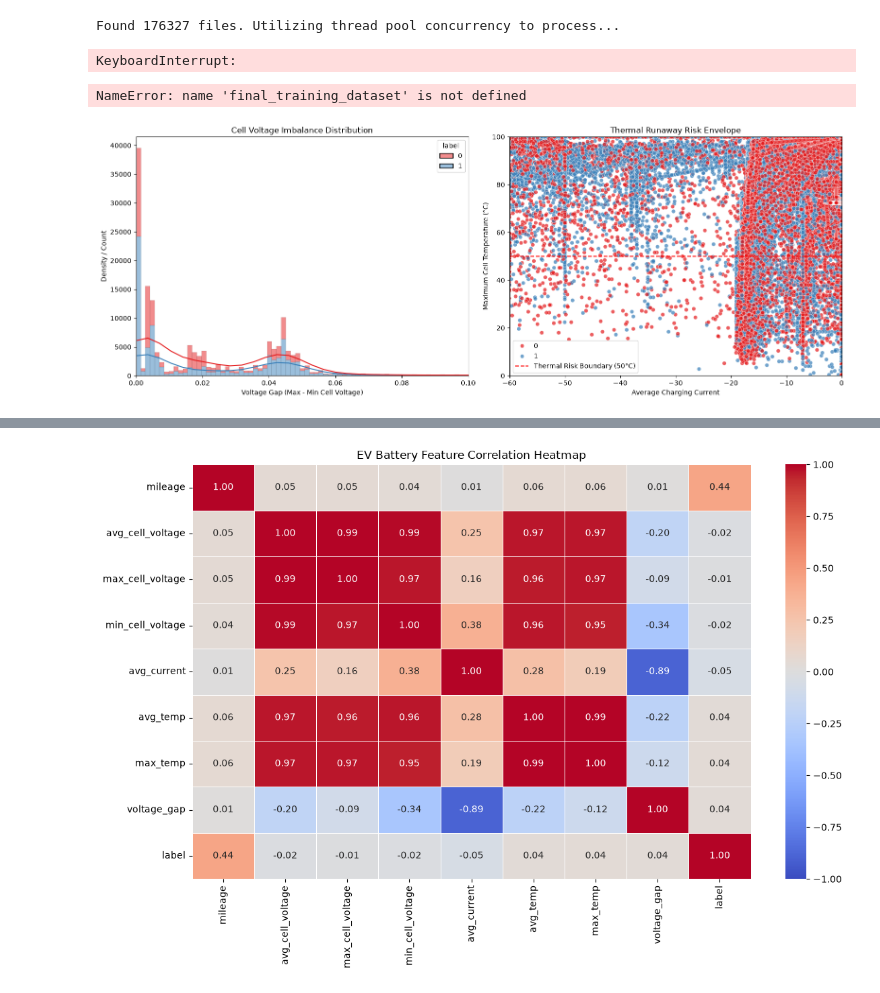
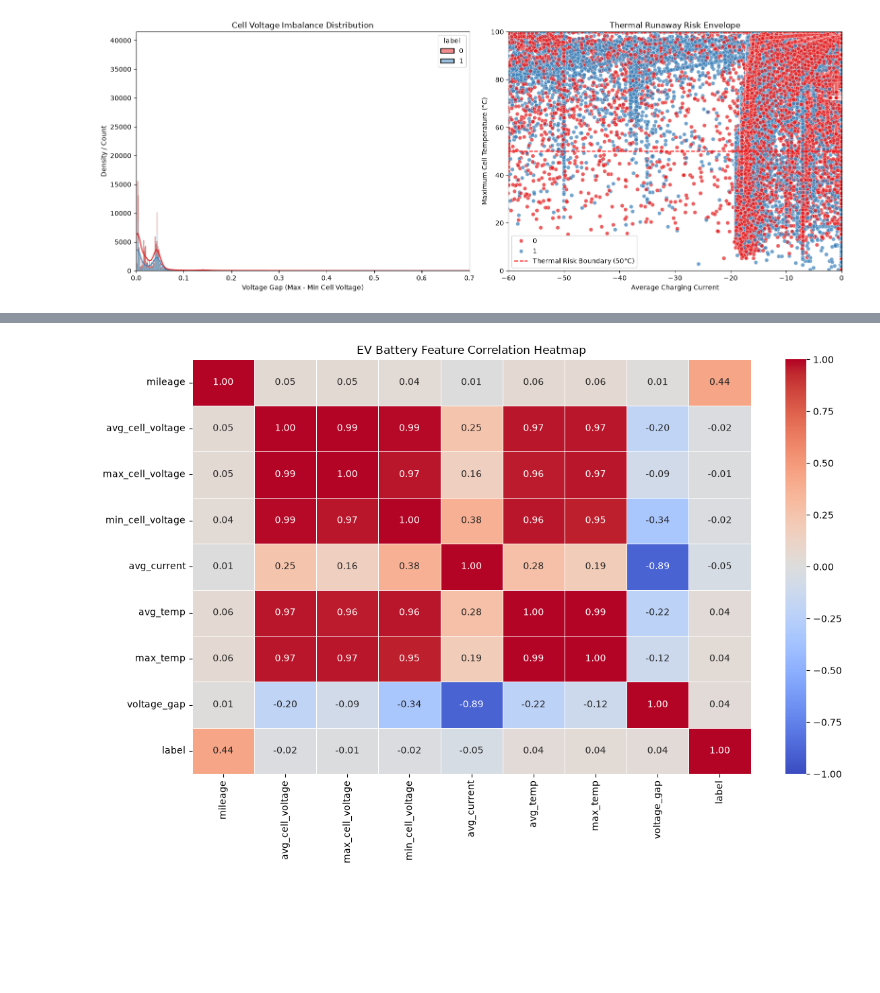
Before and after one commit to TO0823/ev-battery-safety-api, a Jupyter notebook: notebooks/work.ipynb, the cells around one changed output, grey strips where cells are left out. Saved outputs shown, nothing was run; the diff lists cells and outputs as text; code cells hidden in the pictures; blank space fills up the shorter version.

```diff
--- a/notebooks/work.ipynb
+++ b/notebooks/work.ipynb
@@ -163,50 +1,3 @@ print(extract_ev_features("../data/data/0.pkl"))
-# %%
-import os
-import pandas as pd
-from concurrent.futures import ThreadPoolExecutor
-
-data_folder = "../data/data"
-all_files = sorted([f for f in os.listdir(data_folder) if f.endswith(".pkl")])
-print(f"Found {len(all_files)} files. Utilizing thread pool concurrency to process...")
-
-def process_single_file(file_name):
-    file_path = os.path.join(data_folder, file_name)
-    try:
-        return extract_ev_features(file_path)
-    except Exception:
-        return None
-
-# ThreadPoolExecutor works perfectly inside interactive notebooks on Windows!
-# We set max_workers=16 to read 16 files simultaneously
-with ThreadPoolExecutor(max_workers=16) as executor:
-    results = list(executor.map(process_single_file, all_files))
-
-# Filter out any files that failed or returned None
-all_rows = [r for r in results if r is not None]
-
-# Convert to DataFrame
-features_df = pd.DataFrame(all_rows)
-
-# Load master labels registry and merge
-label_df = pd.read_csv("../data/label/label.csv")
-final_training_dataset = pd.merge(features_df, label_df, on="car")
-
-print("\n==============================================")
-print("        CONCURRENT PROCESSING COMPLETE        ")
-print("==============================================")
-print(f"Total Combined Rows: {final_training_dataset.shape[0]}")
-print(f"Unique Cars Processed: {final_training_dataset['car'].nunique()}")
-print("==============================================")
-
-# Save the full clean dataset
-final_training_dataset.to_csv("../data/final_training_dataset.csv", index=False)
-# %% [output]
-Found 176327 files. Utilizing thread pool concurrency to process...
-KeyboardInterrupt:
-# %%
-final_training_dataset.head(5)
-# %% [output]
-NameError: name 'final_training_dataset' is not defined
 # %%
 import numpy as np
 import pandas as pd
@@ -223,36 +14,36 @@ sns.histplot(data=df, x='voltage_gap', hue='label', kde=True, ax=axes[0], palett
 axes[0].set_title("Cell Voltage Imbalance Distribution")
 axes[0].set_xlabel("Voltage Gap (Max - Min Cell Voltage)")
 axes[0].set_ylabel("Density / Count")
-axes[0].set_xlim(0.0, 0.1)
+#axes[0].set_xlim(0.0, 0.1)
 #-----------------------------
-#axes[0].set_xlim(0.0, 0.7)
+axes[0].set_xlim(0.0, 0.7)
 #-----------------------------
 #axes[0].set_xlim(0.5, 0.7)
 #axes[0].set_ylim(0, 20)
 #---------------------------- ANALASYS
 #The graph shows that on the voltage gap distribution from 0.0 to 0.1 does not show any significant difference between the two classes, but from 0.5 to 0.7, there is a clear separation between the two classes, with the "Broken Battery" class having a higher density in this range.
 #This shows that Broken Battery has a perfectly normal voltage gap of 0.1V meaning there is a different reason behind the failure, likely related to thermal runaway or other factors. (e.g. post 0.1 Most voltage gaps are from Broken Battery, while Normal Battery has a voltage gap of 0.1V or less.)
 
 
 
 # --- Chart 2: Thermal Risk Envelope ---
 sns.scatterplot(data=df, x='avg_current', y='max_temp', hue='label', ax=axes[1], palette='Set1', alpha=0.7)
 # Add a dashed line representing standard safe industrial temperature threshold (e.g., 50°C) maning
 axes[1].axhline(y=50, color='red', linestyle='--', label='Thermal Risk Boundary (50°C)')
 axes[1].set_title("Thermal Runaway Risk Envelope")
 axes[1].set_xlabel("Average Charging Current")
 axes[1].set_ylabel("Maximum Cell Temperature (°C)")
 axes[1].legend()
 
 axes[1].set_xlim(-60, 0)
 axes[1].set_ylim(0, 100)
 #---------------------------- ANALASYS (Come back after heatmap)
 #originally With the heatmap, we were told that there was near 0 dorrelation between the avg_current and the Max_Temp, however, after zooming into the scatter plot,
 # we can see that there is a clear trend that as the average charging current becomes more negative (faster charging), the maximum cell temperature tends to increase, especially for the "Broken Battery" class. This indicates that aggressive charging can lead to higher thermal stress on the battery cells, potentially contributing to failures.
 # we can see that most fine cells are operating between the average chaging current of -20A to 0A however the range shrinks as temperature gets higher
 # This is a good data to work on with machine learning, as we can use the average current and maximum temperature to predict the battery health label.
 # However I will do a ramdom selection of 2,000 and replot the scatter plot to see if the trend still holds, as the current plot is too dense and hard to read and is not sure if the trend is real or just a result of the density of points.
 plt.tight_layout()
 plt.show()
 # %% [output]
-[figure, old version]
+[figure, new version]
```
Also changed, not shown: parts of 11 cells of this notebook, 11 other files.
